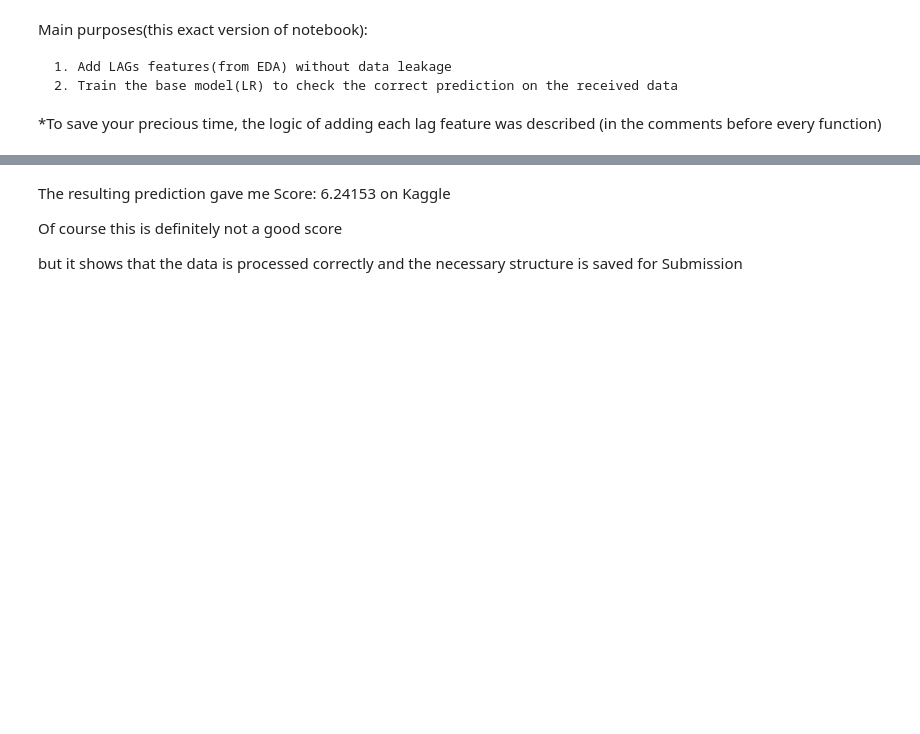
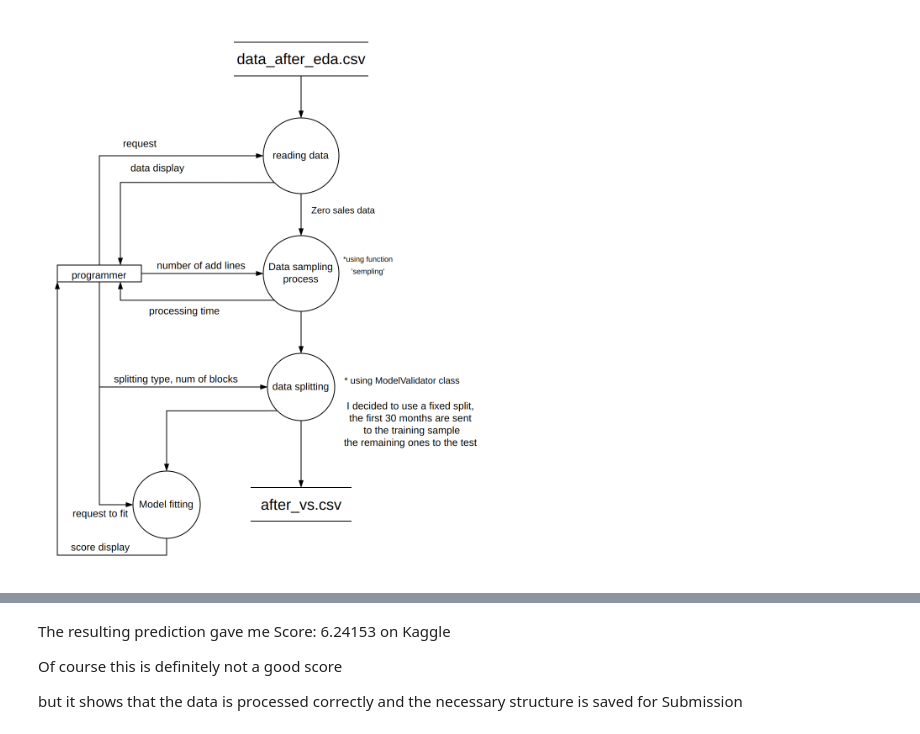
Before and after one commit to s1rGAY/internship, a Jupyter notebook: [DS - 2.1]VS.ipynb, the cells around one changed output, grey strips where cells are left out. Cells and saved outputs as stored; diff of their text form; code cells hidden in the pictures; blank space fills up the shorter version.

Commit message:
DS-2.1 Baseline modeling pt.1
DS-2.1 Baseline modeling pt.1
Added :
fixed partition
schematically drawn dfd diagram
updated Feature_extraction

```diff
--- a/[DS - 2.1]VS.ipynb
+++ b/[DS - 2.1]VS.ipynb
@@ -42,7 +12,0 @@ df = prepare_data(data, test)
-# %% [markdown]
-Main purposes(this exact version of notebook):
-
-    1. Add LAGs features(from EDA) without data leakage
-    2. Train the base model(LR) to check the correct prediction on the received data
-
-*To save your precious time, the logic of adding each lag feature was described (in the comments before every function)
@@ -51,0 +16,4 @@ from sklearn.metrics import mean_squared_error, mean_absolute_error, r2_score
+# %%
+Image("scheme.png")
+# %% [output]
+[figure, added]
```
Also changed, not shown: parts of 27 cells of this notebook, 1 other file.
